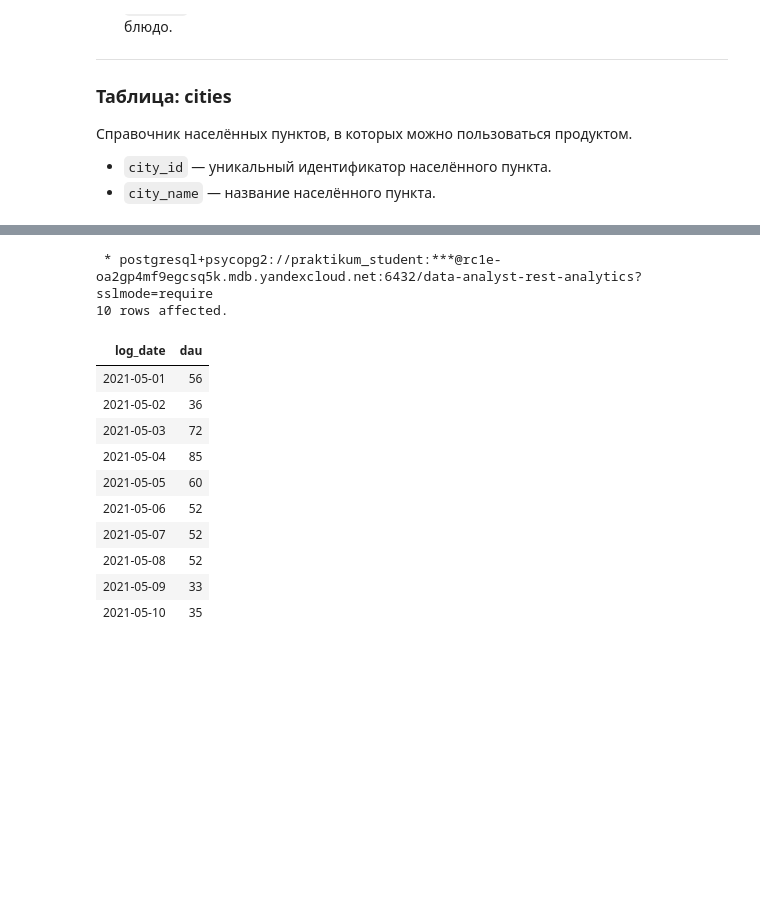
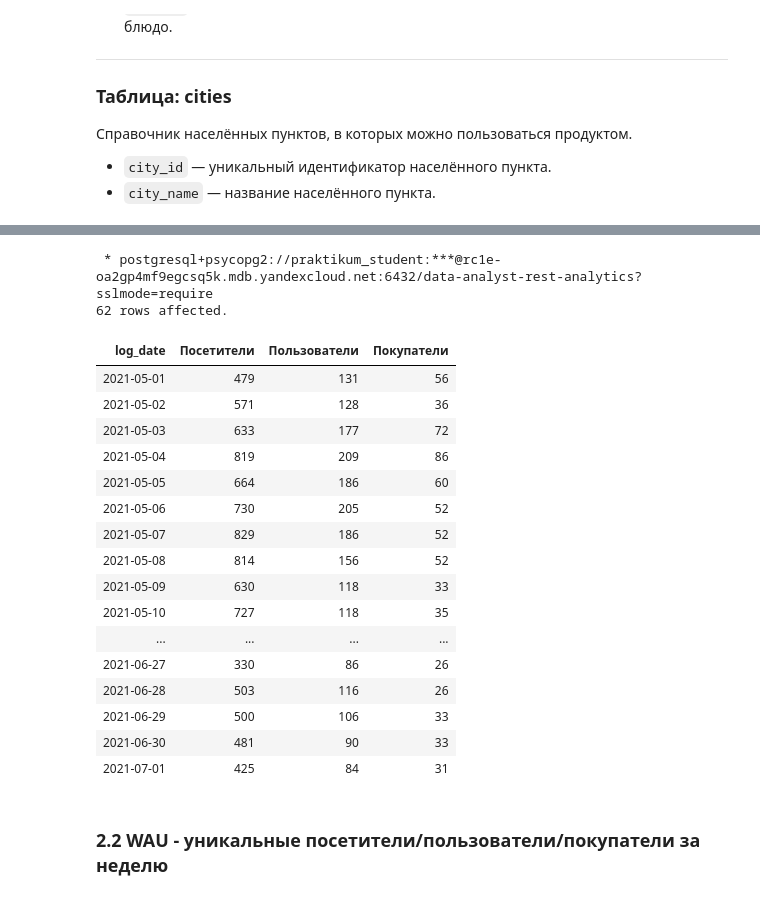
Before and after one commit to egubov-artem/Project-13-SQL-DataLens, a Jupyter notebook: Сервис доставки еды.ipynb, the cells around one changed output, grey strips where cells are left out. Cells and saved outputs as stored; diff of their text form; code cells hidden in the pictures; blank space fills up the shorter version.

```diff
--- a/Сервис доставки еды.ipynb
+++ b/Сервис доставки еды.ipynb
@@ -120,27 +505,41 @@ conn_str = f"postgresql+psycopg2://{user}:{encoded_password}@{host}:{port}/{dbna
 # %%
 %%sql
+-- DAU по дням
 
-SELECT
-    log_date,
-    COUNT(distinct user_id) DAU
-FROM rest_analytics.analytics_events
-JOIN rest_analytics.cities USING (city_id)
-WHERE event = 'order'
-and city_name = 'Саранск'
+WITH events AS (
+  SELECT DISTINCT e.*
+  FROM rest_analytics.analytics_events e
+  JOIN rest_analytics.cities c ON c.city_id = e.city_id
+  WHERE e.log_date BETWEEN '2021-05-01' AND '2021-07-01'
+    AND c.city_name = 'Саранск'
+)
+
+SELECT log_date,
+       COUNT(DISTINCT visitor_uuid)                                 AS "Посетители",
+       COUNT(DISTINCT user_id)                                      AS "Пользователи",
+       COUNT(DISTINCT visitor_uuid) FILTER (WHERE event = 'order')  AS "Покупатели"
+FROM events
 GROUP BY log_date
-ORDER BY log_date
-LIMIT 10;
+ORDER BY log_date;
 # %% [output]
  * postgresql+psycopg2://praktikum_student:***@rc1e-oa2gp4mf9egcsq5k.mdb.yandexcloud.net:6432/data-analyst-rest-analytics?sslmode=require
-10 rows affected.
+62 rows affected.
-| log_date | dau |
-| 2021-05-01 | 56 |
-| 2021-05-02 | 36 |
-| 2021-05-03 | 72 |
-| 2021-05-04 | 85 |
-| 2021-05-05 | 60 |
-| 2021-05-06 | 52 |
-| 2021-05-07 | 52 |
-| 2021-05-08 | 52 |
-| 2021-05-09 | 33 |
-| 2021-05-10 | 35 |
+| log_date | Посетители | Пользователи | Покупатели |
+| 2021-05-01 | 479 | 131 | 56 |
+| 2021-05-02 | 571 | 128 | 36 |
+| 2021-05-03 | 633 | 177 | 72 |
+| 2021-05-04 | 819 | 209 | 86 |
+| 2021-05-05 | 664 | 186 | 60 |
+| 2021-05-06 | 730 | 205 | 52 |
+| 2021-05-07 | 829 | 186 | 52 |
+| 2021-05-08 | 814 | 156 | 52 |
+| 2021-05-09 | 630 | 118 | 33 |
+| 2021-05-10 | 727 | 118 | 35 |
+| ... | ... | ... | ... |
+| 2021-06-27 | 330 | 86 | 26 |
+| 2021-06-28 | 503 | 116 | 26 |
+| 2021-06-29 | 500 | 106 | 33 |
+| 2021-06-30 | 481 | 90 | 33 |
+| 2021-07-01 | 425 | 84 | 31 |
+# %% [markdown]
+### 2.2 WAU - уникальные посетители/пользователи/покупатели за неделю
```
Also changed, not shown: parts of 75 cells of this notebook.
